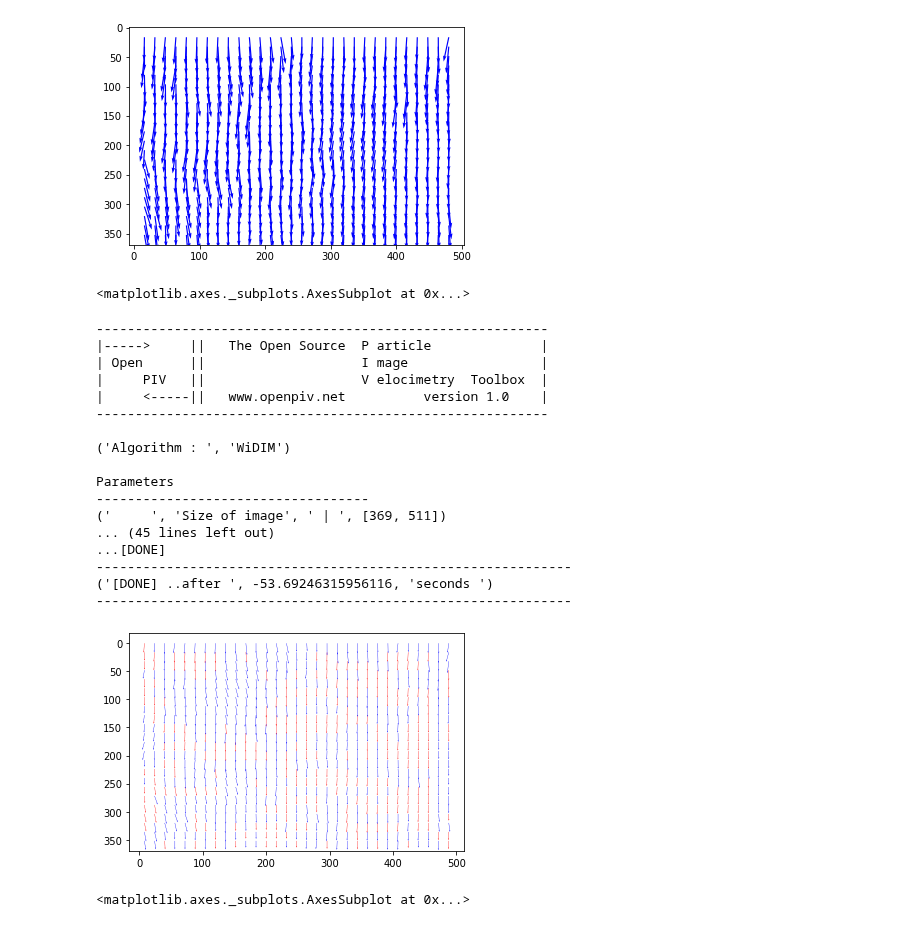
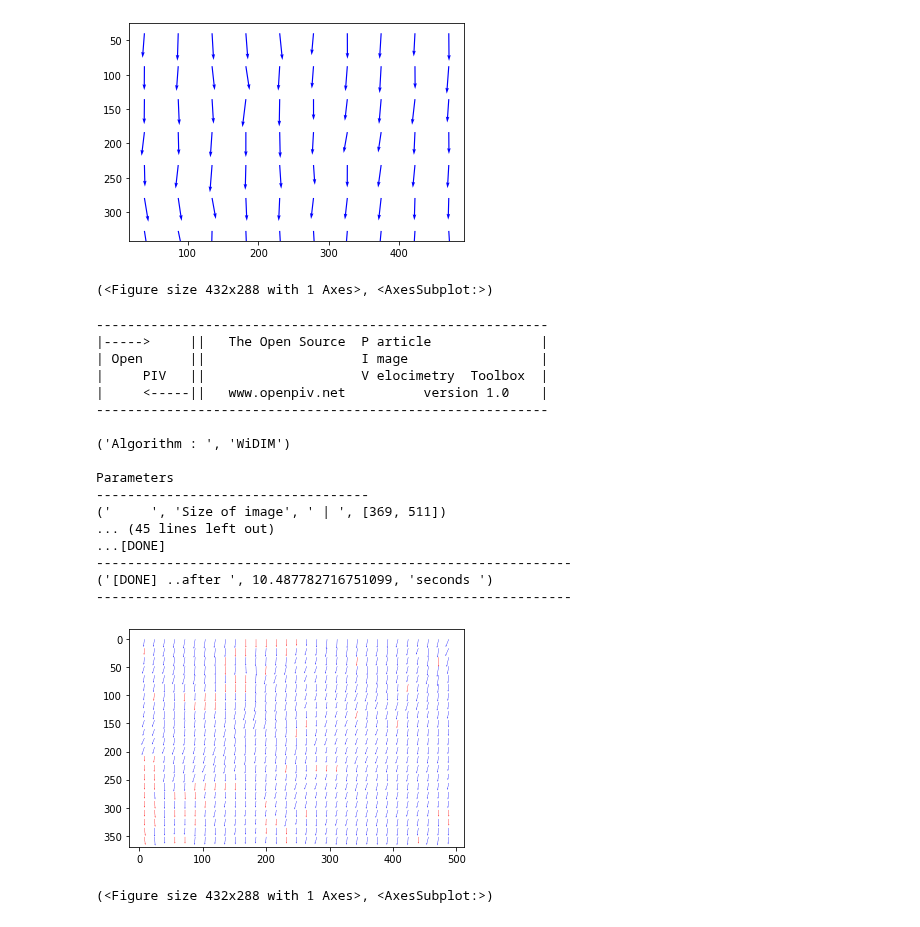
Before and after one commit to OpenPIV/openpiv-python, a Jupyter notebook: openpiv/examples/notebooks/window_deformation_comparison.ipynb, the cells around one changed output. Drawn from its saved outputs; the diff is of its cells as text; code cells hidden in the pictures.

Commit message:
Update all_test_cases_sample.ipynb, window_deformation_comparison.ipynb, and 14 more files...

```diff
--- a/openpiv/examples/notebooks/window_deformation_comparison.ipynb
+++ b/openpiv/examples/notebooks/window_deformation_comparison.ipynb
@@ -132,33 +135,32 @@ Image Pair 1
 # %%
 
 
 # we can run it from any folder
 path = settings.filepath_images
 
 
 frame_a  = tools.imread( os.path.join(path,settings.frame_pattern_a))
 frame_b  = tools.imread( os.path.join(path,settings.frame_pattern_b))
 
 frame_a = (frame_a).astype(np.int32)
 frame_b = (frame_b).astype(np.int32)
 
 u, v, sig2noise = process.extended_search_area_piv( frame_a, frame_b, \
     window_size=32, overlap=16, dt=1, search_area_size=64, sig2noise_method='peak2peak' )
-x, y = process.get_coordinates( image_size=frame_a.shape, window_size=32, overlap=16 )
+x, y = process.get_coordinates( image_size=frame_a.shape,
+                               search_area_size=64, overlap=16 )
 u, v, mask = validation.sig2noise_val( u, v, sig2noise, threshold = 1.3 )
 u, v, mask = validation.global_val( u, v, (-1000, 2000), (-1000, 1000) )
 u, v = filters.replace_outliers( u, v, method='localmean', max_iter=10, kernel_size=2)
 x, y, u, v = scaling.uniform(x, y, u, v, scaling_factor = 1)
-tools.save(x, y, u, v, mask, 'test1.vec' )
+tools.save(x, y, u, v, sig2noise, mask, 'test1.vec' )
 tools.display_vector_field('test1.vec', scale=75, width=0.0035)
 # %% [output]
-[figure, old version]
+[figure, new version]
-<matplotlib.axes._subplots.AxesSubplot at 0x...>
+(<Figure size 432x288 with 1 Axes>, <AxesSubplot:>)
 # %%
 #Run the widim
 # %%
-
-
 scaling_factor = 1
 
 # we can run it from any folder
@@ -177,12 +179,12 @@ for I in range(mark.shape[0]):
 #main algorithm
 with warnings.catch_warnings():
     warnings.simplefilter("ignore")
-    x,y,u,v, mask=process.WiDIM( frame_a.astype(np.int32), frame_b.astype(np.int32), mark, min_window_size=16, overlap_ratio=0.0, coarse_factor=2, dt=1, validation_method='mean_velocity', trust_1st_iter=1, validation_iter=1, tolerance=0.7, nb_iter_max=3, sig2noise_method='peak2peak')
+    x,y,u,v, mask=widim.WiDIM( frame_a.astype(np.int32), frame_b.astype(np.int32), mark, min_window_size=16, overlap_ratio=0.0, coarse_factor=2, dt=1, validation_method='mean_velocity', trust_1st_iter=1, validation_iter=1, tolerance=0.7, nb_iter_max=3, sig2noise_method='peak2peak')
 
 #display results
 x, y, u, v = scaling.uniform(x, y, u, v, scaling_factor = scaling_factor )
 
-tools.save(x, y, u, v, mask, '2image_00.txt' )
+tools.save(x, y, u, v, u*0, mask, '2image_00.txt' )
 
 tools.display_vector_field('2image_00.txt',widim=True,on_img=False, image_name=os.path.join(path,'../test2/2image_00.tif'), window_size=16, scaling_factor=scaling_factor, scale=200, width=0.001)
 
@@ -203,7 +205,7 @@ Parameters
 ... (45 lines left out)
 ...[DONE]
 -------------------------------------------------------------
-('[DONE] ..after ', -53.69246315956116, 'seconds ')
+('[DONE] ..after ', 10.487782716751099, 'seconds ')
 -------------------------------------------------------------
-[figure, old version]
+[figure, new version]
-<matplotlib.axes._subplots.AxesSubplot at 0x...>
+(<Figure size 432x288 with 1 Axes>, <AxesSubplot:>)
```
Also changed, not shown: parts of 3 cells of this notebook, 15 other files.
